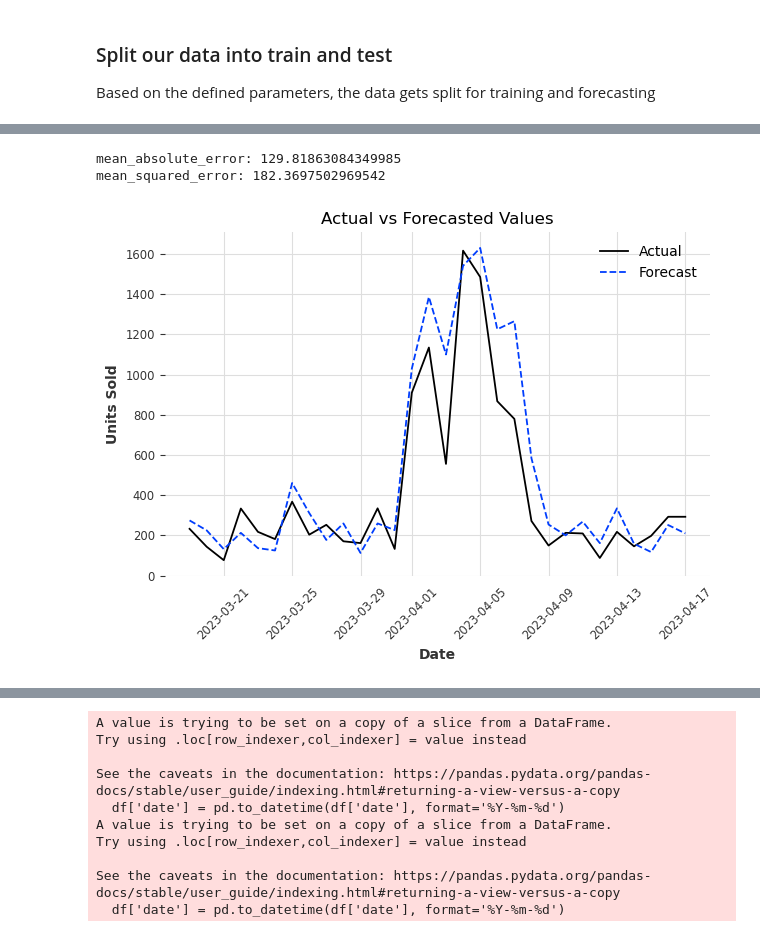
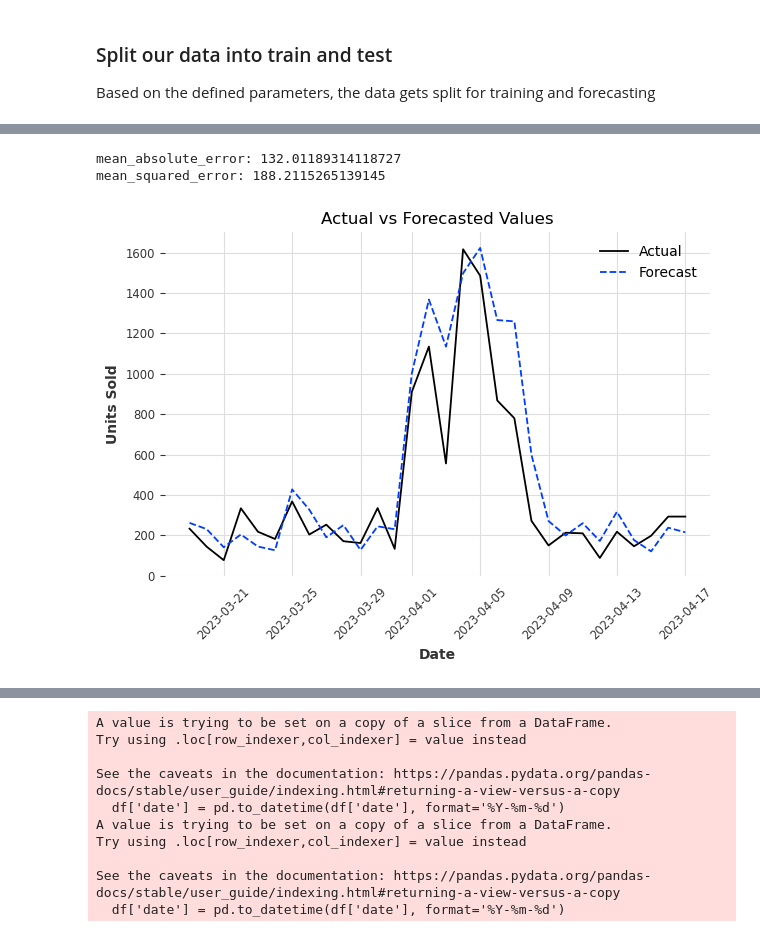
Before and after one commit to algerza/ecommerce_time_series_forecast, a Jupyter notebook: ecommerce_forecasting_three_models.ipynb, the cells around one changed output, grey strips where cells are left out. Saved outputs shown, nothing was run; the diff lists cells and outputs as text; code cells hidden in the pictures.

```diff
--- a/ecommerce_forecasting_three_models.ipynb
+++ b/ecommerce_forecasting_three_models.ipynb
@@ -138,7 +211,7 @@ data_train_selected = data_train[['date', 'users', 'units_sold', 'sessions',
                                   'clicks', 'impressions', 'click_through_rate', 'avg_time_on_page']]
 
 # Converting dataframe to a time series
-series = TimeSeries.from_dataframe(data_train_selected, 'date', ['units_sold', 'users', 'sessions',
+series = TimeSeries.from_dataframe(data_train_selected, 'date', ['units_sold', 'users', 'sessions', 'impressions',
                                                                  'avg_time_on_page', 'click_through_rate'])
 
 # Since we want to be more accurate on our forecasts and explain what impacts our predictions,
@@ -155,40 +228,40 @@ model.fit(series, future_covariates = future_cov)
 # Generating predictions for the next 15 time points
 pred = model.predict(periods_to_predict, future_covariates = pred_cov)
 pred.values()
 
 # Extracting forecasted values for 'units_sold'
 forecast_values = pred.univariate_component('units_sold').values()
 
 # Extracting actual values for 'units_sold'
 actual_data = data_test.tail(periods_to_predict)['units_sold'].values
 
 # Calculating metrics to evaluate model performance
-mae_darts = mean_absolute_error(actual_data, forecast_values)
-rmse_darts = np.sqrt(mean_squared_error(actual_data, forecast_values))
+mae_varima_darts = mean_absolute_error(actual_data, forecast_values)
+rmse_varima_darts = np.sqrt(mean_squared_error(actual_data, forecast_values))
 
 # Print results
-print("mean_absolute_error:", mae_darts)
-print("mean_squared_error:", rmse_darts)
+print("mean_absolute_error:", mae_varima_darts)
+print("mean_squared_error:", rmse_varima_darts)
 
 # Extracting dates for x-axis
 dates = pd.to_datetime(data_test.tail(periods_to_predict)['date'])
 
 # Plotting actual values
 plt.plot(dates, actual_data, label='Actual')
 
 # Plotting forecasted values
 plt.plot(dates, forecast_values, label='Forecast', linestyle='dashed')
 plt.xlabel('Date')
 plt.ylabel('Units Sold')
 plt.title('Actual vs Forecasted Values')
 plt.legend()
 plt.xticks(rotation=45)  # Rotate x-axis labels for better readability
 plt.tight_layout()  # Adjust layout to prevent overlapping labels
 plt.show()
 # %% [output]
-mean_absolute_error: 129.81863084349985
-mean_squared_error: 182.3697502969542
+mean_absolute_error: 132.01189314118727
+mean_squared_error: 188.2115265139145
-[figure, old version]
+[figure, new version]
 # %% [markdown]
 #
 
```
Also changed, not shown: parts of 10 cells of this notebook.
